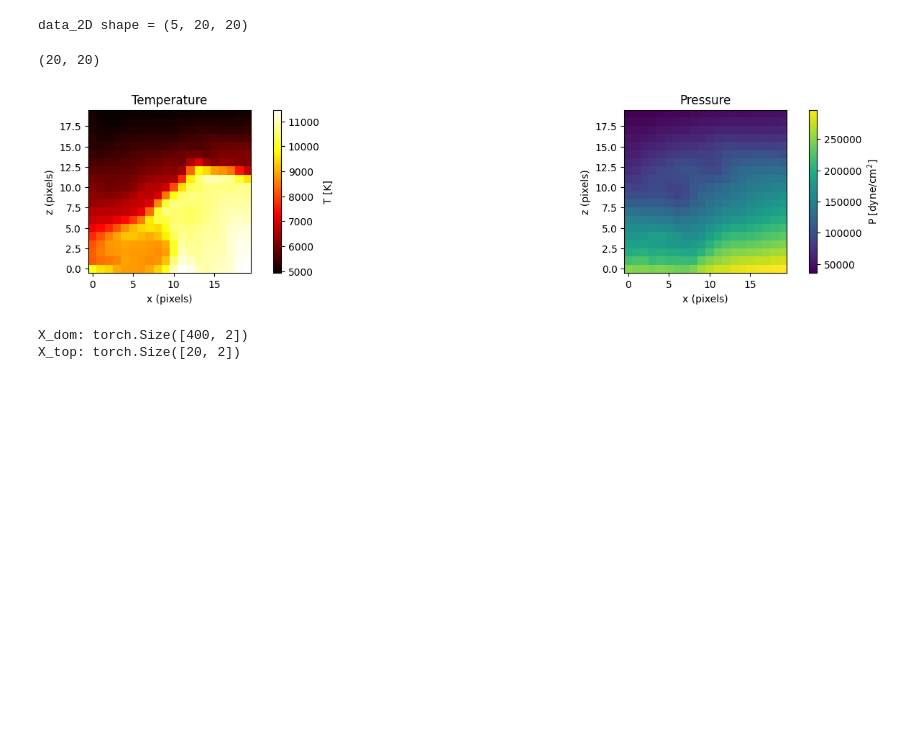
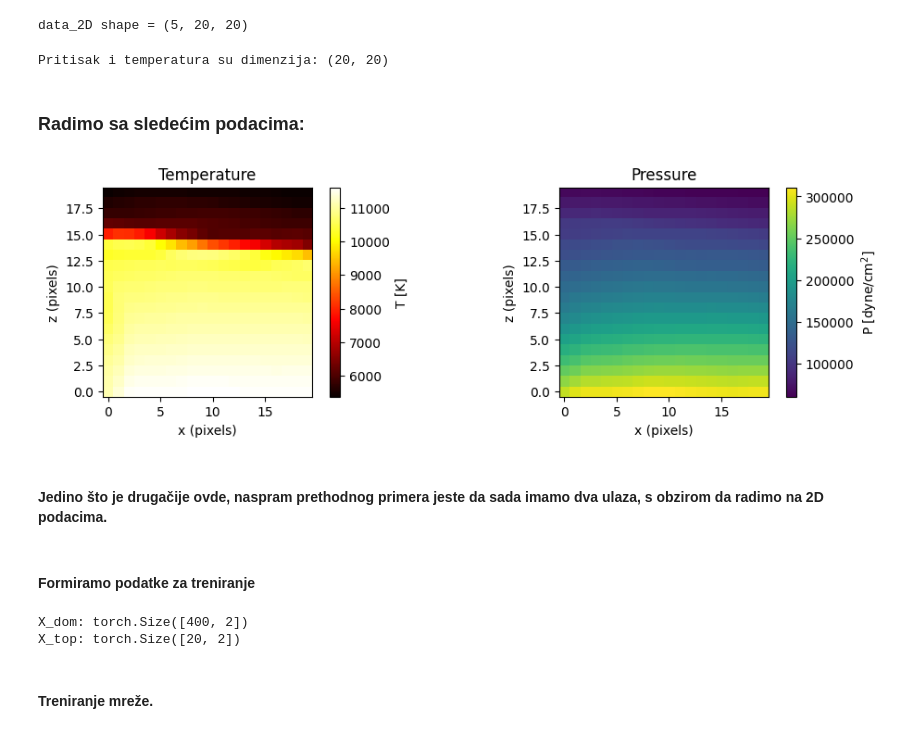
Before and after one commit to davidzivkovic/pinn-mhd-pressure-reconstruction, a Jupyter notebook: pinn-mhd-projekat.ipynb, the cells around one changed output. Saved outputs shown, nothing was run; the diff lists cells and outputs as text; code cells hidden in the pictures; blank space fills up the shorter version.

```diff
--- a/pinn-mhd-projekat.ipynb
+++ b/pinn-mhd-projekat.ipynb
@@ -400,5 +464,6 @@ plt.show()
 # %%
-data_2D = data_raw[0].data[:, 125:145, 0, 35:55] # Ovime smo uklonili x i y osu, oslate su nam samo fizičke veličine koje zavise od z
+# Ovime smo uklonili x i y osu, ostale su nam samo fizičke veličine koje zavise od z
+data_2D = data_raw[0].data[:, 440:460, 0, 35:55]
 
 print("data_2D shape =",data_2D.shape)
 # %% [output]
@@ -407,30 +472,32 @@ data_2D shape = (5, 20, 20)
 T_2D = data_2D[0, :, :]
 P_2D = data_2D[1, :, :]
 
-np.shape(T_2D)
+print("Pritisak i temperatura su dimenzija:", np.shape(T_2D))
 # %% [output]
-(20, 20)
+Pritisak i temperatura su dimenzija: (20, 20)
+# %% [markdown]
+### Radimo sa sledećim podacima:
 # %%
-# Let's plot them
-
-fig, ax = plt.subplots(1, 2, figsize=(15, 3), constrained_layout=True)
+fig, ax = plt.subplots(1, 2, figsize=(10, 3), constrained_layout=True)
 # --- Temperature ---
 im0 = ax[0].imshow(T_2D.transpose(1, 0),cmap='hot',origin='lower', aspect = 1)
 ax[0].set_title('Temperature')
 ax[0].set_xlabel('x (pixels)')
 ax[0].set_ylabel('z (pixels)')
 fig.colorbar(im0, ax=ax[0], label='T [K]')
 
 # --- Pressure ---
 im1 = ax[1].imshow(P_2D.transpose(1, 0),cmap='viridis',origin='lower', aspect=1)
 ax[1].set_title('Pressure')
 ax[1].set_xlabel('x (pixels)')
 ax[1].set_ylabel('z (pixels)')
 fig.colorbar(im1, ax=ax[1], label='P [dyne/cm$^2$]')
 
 plt.show()
 # %% [output]
-[figure, old version]
+[figure, new version]
+# %% [markdown]
+#### Jedino što je drugačije ovde, naspram prethodnog primera jeste da sada imamo dva ulaza, s obzirom da radimo na 2D podacima.
 # %%
 # We define the NN:
 
@@ -474,3 +536,5 @@ T_max = np.max(T_2D)
+# %% [markdown]
+#### Formiramo podatke za treniranje
 # %%
 x_sim = np.linspace(0, N_x, N_x) * dx
 z_sim = np.linspace(0, N_z, N_z) * dz
@@ -555,6 +630,8 @@ def pinn_loss():
     total_loss = L_pde_1 + L_bc + L_3
 
     return total_loss, L_pde_1, L_bc, L_3
+# %% [markdown]
+#### Treniranje mreže.
 # %%
 history = {
     "epoch": [],
```
Also changed, not shown: parts of 36 cells of this notebook.
